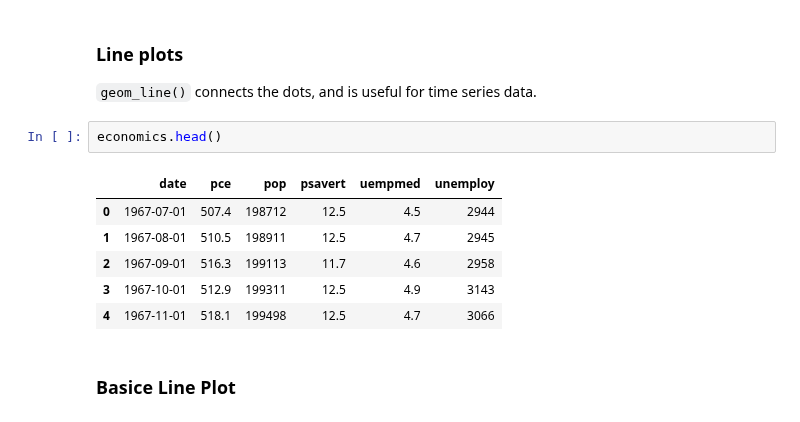
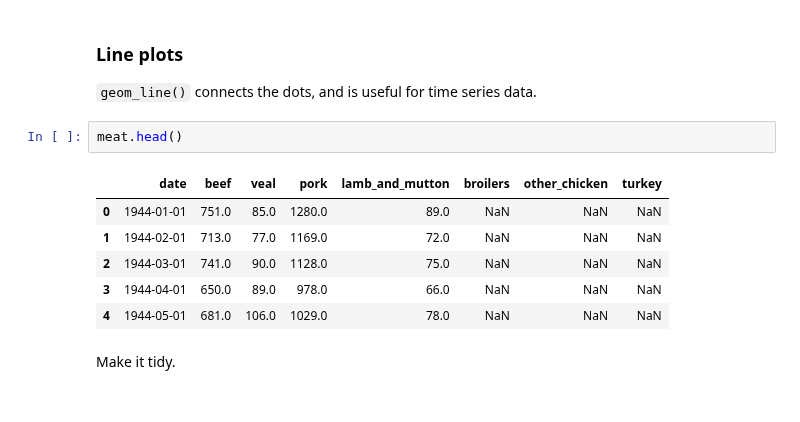
Before and after one commit to has2k1/plotnine-examples, a Jupyter notebook: plotnine_examples/examples/geom_line.ipynb, the cells around one changed output. Drawn from its saved outputs; the diff is of its cells as text.

```diff
--- a/plotnine_examples/examples/geom_line.ipynb
+++ b/plotnine_examples/examples/geom_line.ipynb
@@ -7,13 +15,13 @@ from plotnine.data import economics
 
 `geom_line()` connects the dots, and is useful for time series data.
 # %%
-economics.head()
+meat.head()
 # %% [output]
-|  | date | pce | pop | psavert | uempmed | unemploy |
-| 0 | 1967-07-01 | 507.4 | 198712 | 12.5 | 4.5 | 2944 |
-| 1 | 1967-08-01 | 510.5 | 198911 | 12.5 | 4.7 | 2945 |
-| 2 | 1967-09-01 | 516.3 | 199113 | 11.7 | 4.6 | 2958 |
-| 3 | 1967-10-01 | 512.9 | 199311 | 12.5 | 4.9 | 3143 |
-| 4 | 1967-11-01 | 518.1 | 199498 | 12.5 | 4.7 | 3066 |
+|  | date | beef | veal | pork | lamb_and_mutton | broilers | other_chicken | turkey |
+| 0 | 1944-01-01 | 751.0 | 85.0 | 1280.0 | 89.0 | NaN | NaN | NaN |
+| 1 | 1944-02-01 | 713.0 | 77.0 | 1169.0 | 72.0 | NaN | NaN | NaN |
+| 2 | 1944-03-01 | 741.0 | 90.0 | 1128.0 | 75.0 | NaN | NaN | NaN |
+| 3 | 1944-04-01 | 650.0 | 89.0 | 978.0 | 66.0 | NaN | NaN | NaN |
+| 4 | 1944-05-01 | 681.0 | 106.0 | 1029.0 | 78.0 | NaN | NaN | NaN |
-# %% [markdown]
-### Basice Line Plot
+# %% [markdown]
+Make it tidy.
```
Also changed, not shown: parts of 24 cells of this notebook, 39 other files.
